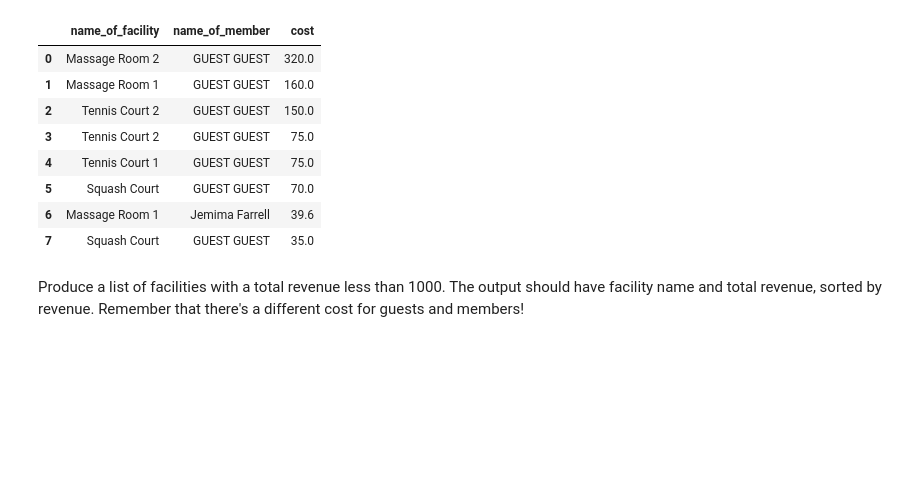
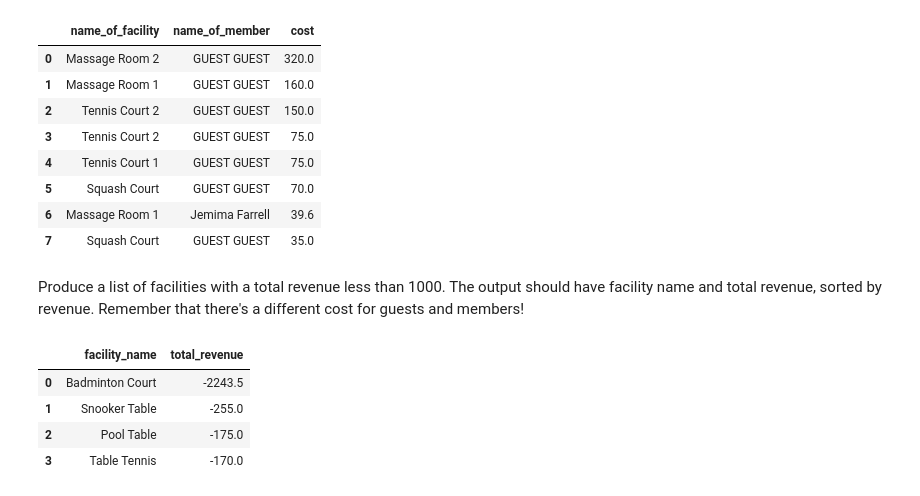
Before and after one commit to UmarFarooqui/Data_Wrangling, a Jupyter notebook: sql_at_scale_with_spark/Sql_With_Spark.ipynb, the cells around one changed output. Saved outputs shown, nothing was run; the diff lists cells and outputs as text; code cells hidden in the pictures; blank space fills up the shorter version.

```diff
--- a/sql_at_scale_with_spark/Sql_With_Spark.ipynb
+++ b/sql_at_scale_with_spark/Sql_With_Spark.ipynb
@@ -374,3 +374,38 @@ result.toPandas()
 Produce a list of facilities with a total revenue less than 1000.
 The output should have facility name and total revenue, sorted by revenue.
 Remember that there's a different cost for guests and members!
+# %%
+result = run_sql('''
+                    SELECT name AS facility_name, total_revenue
+                    FROM
+                    (SELECT name, total_profit - initialoutlay AS total_revenue
+                    FROM
+                    (SELECT name, initialoutlay, SUM(monthly_profit) AS total_profit
+                    FROM
+                    (SELECT name, year, month, initialoutlay, facility_year_month_profit - monthlymaintenance AS monthly_profit
+                    FROM
+                    (SELECT name, year, month, initialoutlay, monthlymaintenance, SUM(cost) AS facility_year_month_profit
+                    FROM
+                    (SELECT name, year, month, initialoutlay, monthlymaintenance,
+                           CASE WHEN memid = 0 THEN slot_guestcost
+                                ELSE slot_membercost
+                                END
+                                AS cost
+                    FROM
+                    (SELECT memid, slots, YEAR(starttime) as year, MONTH(starttime) as month, name, slots * membercost AS slot_membercost, slots * guestcost AS slot_guestcost, initialoutlay, monthlymaintenance
+                    FROM bookings
+                    INNER JOIN facilities
+                    USING (facid)))
+                    GROUP BY name, year, month, initialoutlay, monthlymaintenance)
+                    ORDER BY year, month)
+                    GROUP BY name, initialoutlay))
+                    WHERE total_revenue < 1000
+                    ORDER BY total_revenue
+                 ''')
+result.toPandas()
+# %% [output]
+|  | facility_name | total_revenue |
+| 0 | Badminton Court | -2243.5 |
+| 1 | Snooker Table | -255.0 |
+| 2 | Pool Table | -175.0 |
+| 3 | Table Tennis | -170.0 |
```
